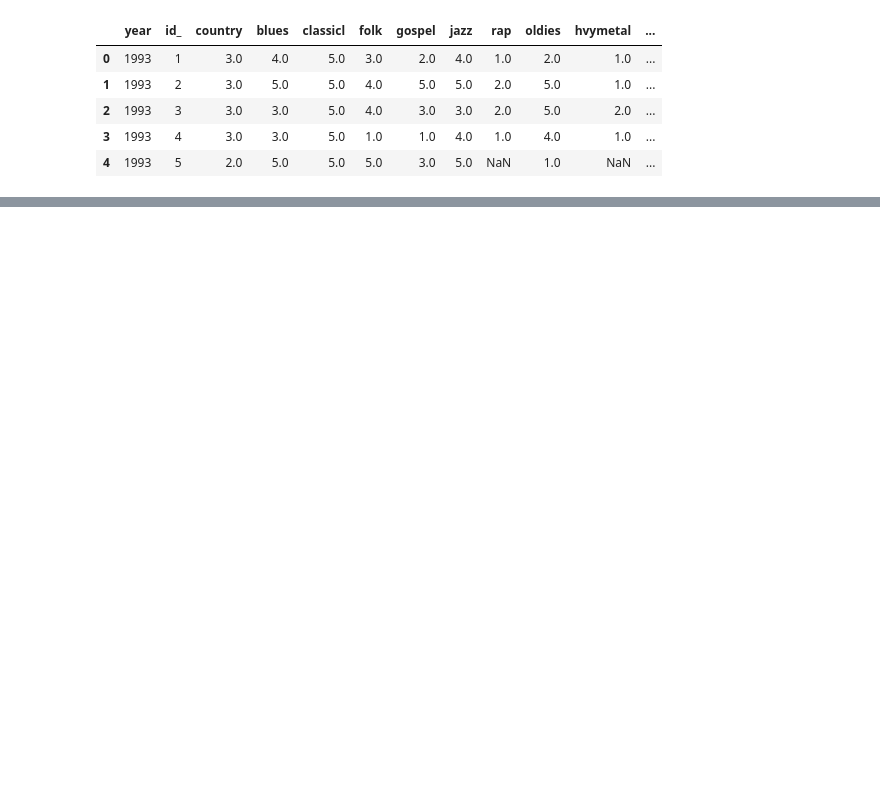
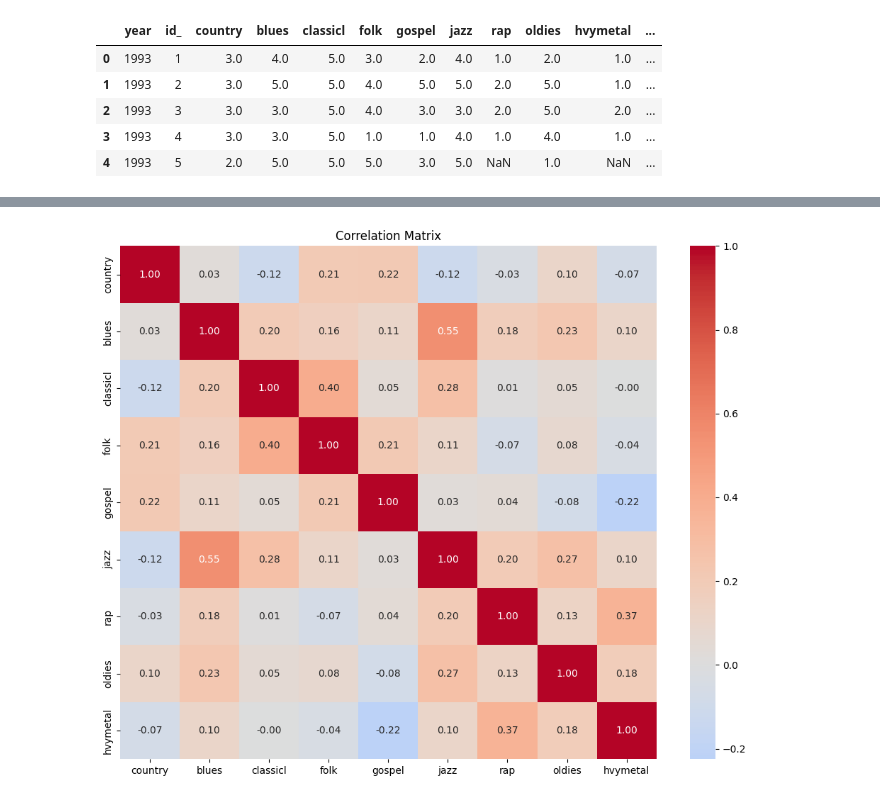
Before and after one commit to benshults22/EDA, a Jupyter notebook: lab/extra_credit.ipynb, the cells around one changed output, grey strips where cells are left out. Saved outputs shown, nothing was run; the diff lists cells and outputs as text; code cells hidden in the pictures; blank space fills up the shorter version.

```diff
--- a/lab/extra_credit.ipynb
+++ b/lab/extra_credit.ipynb
@@ -79,0 +152,14 @@ df.head()
+# %%
+df_corr = df.drop(columns=['id_','year'], errors='ignore').select_dtypes(include='number')
+corr = df_corr.corr()
+plt.figure(figsize=(10, 8))
+sns.heatmap(corr,
+            annot=True,        # show correlation values
+            fmt=".2f",         # round to 2 decimals
+            cmap="coolwarm",   # diverging palette
+            center=0)
+plt.title("Correlation Matrix")
+plt.tight_layout()
+plt.show()
+# %% [output]
+[figure, added]
```
Also changed, not shown: parts of 7 cells of this notebook.
